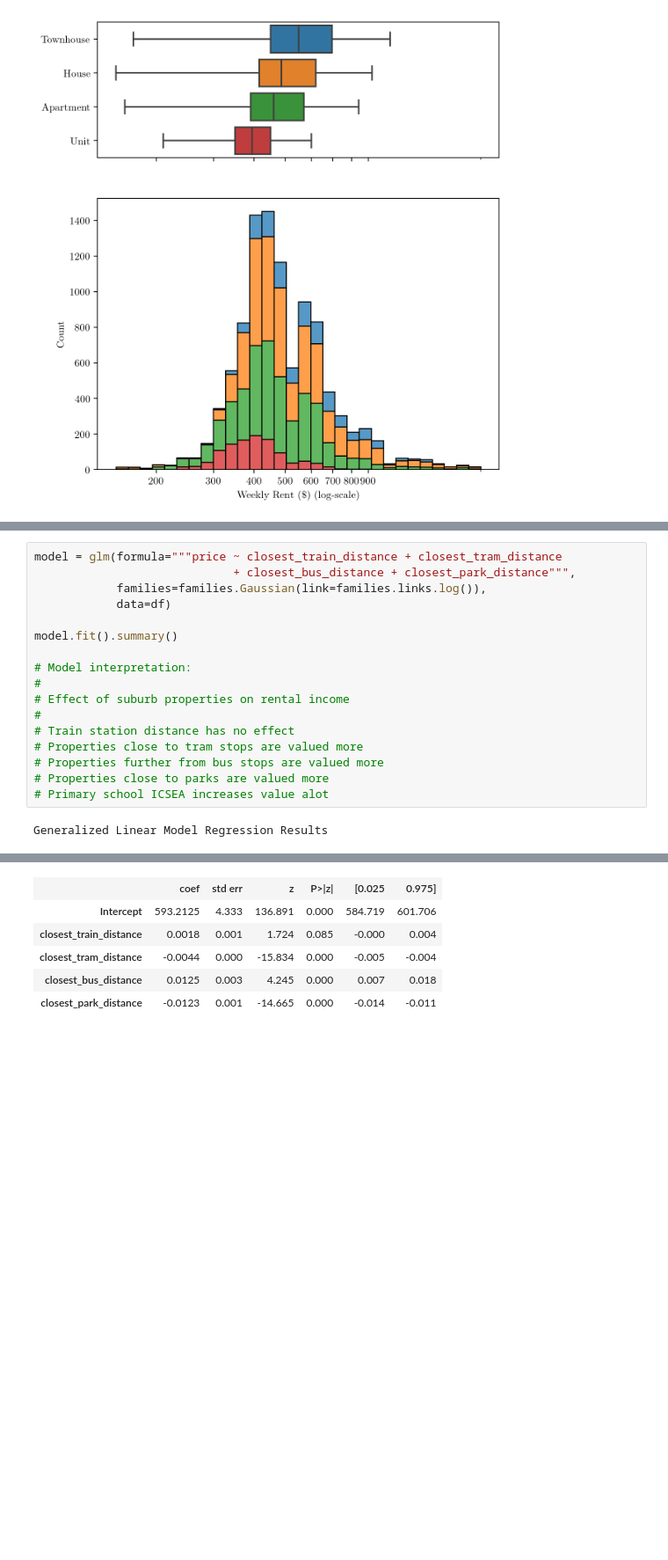
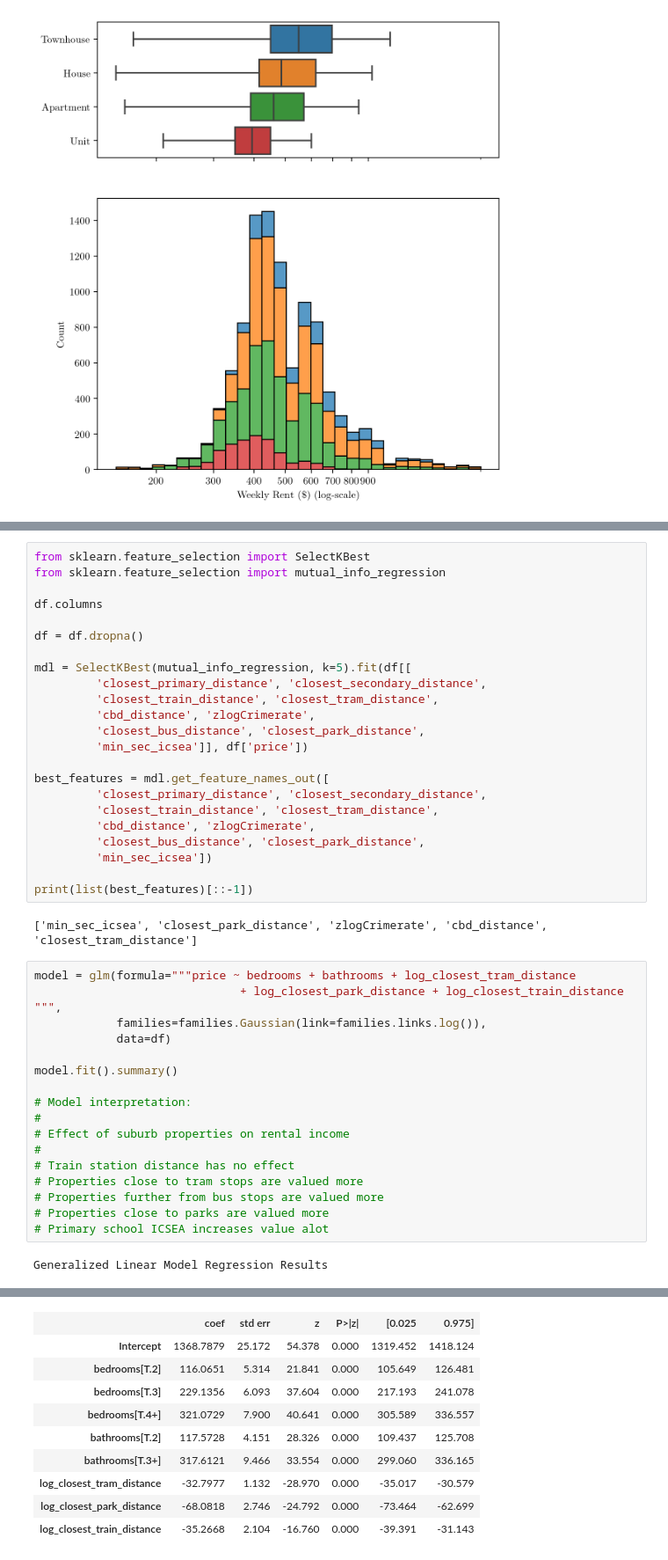
Before and after one commit to MAST30034-Applied-Data-Science/generic-real-estate-consulting-project-group-21, a Jupyter notebook: notebooks/question-one-modelling-analysis.ipynb, the cells around one changed output, grey strips where cells are left out. Shown at 88% size. Cells and saved outputs as stored; diff of their text form; blank space fills up the shorter version.

```diff
--- a/notebooks/question-one-modelling-analysis.ipynb
+++ b/notebooks/question-one-modelling-analysis.ipynb
@@ -268,6 +267,31 @@ plt.savefig('../plots/rent-by-train-service.png')
+# %%
+from sklearn.feature_selection import SelectKBest
+from sklearn.feature_selection import mutual_info_regression
+
+df.columns
+
+df = df.dropna()
+
+mdl = SelectKBest(mutual_info_regression, k=5).fit(df[[
+         'closest_primary_distance', 'closest_secondary_distance',
+         'closest_train_distance', 'closest_tram_distance',
+         'cbd_distance', 'zlogCrimerate',
+         'closest_bus_distance', 'closest_park_distance',
+         'min_sec_icsea']], df['price'])
+
+best_features = mdl.get_feature_names_out([
+         'closest_primary_distance', 'closest_secondary_distance',
+         'closest_train_distance', 'closest_tram_distance',
+         'cbd_distance', 'zlogCrimerate',
+         'closest_bus_distance', 'closest_park_distance',
+         'min_sec_icsea'])
+
+print(list(best_features)[::-1])
+# %% [output]
+['min_sec_icsea', 'closest_park_distance', 'zlogCrimerate', 'cbd_distance', 'closest_tram_distance']
 # %%
-model = glm(formula="""price ~ closest_train_distance + closest_tram_distance
-                             + closest_bus_distance + closest_park_distance""",
+model = glm(formula="""price ~ bedrooms + bathrooms + log_closest_tram_distance
+                              + log_closest_park_distance + log_closest_train_distance """,
             families=families.Gaussian(link=families.links.log()),
             data=df)
 
@@ -295,7 +319,11 @@ Generalized Linear Model Regression Results
 | Covariance Type: | nonrobust |  |  |
 |  | coef | std err | z | P>|z| | [0.025 | 0.975] |
-| Intercept | 593.2125 | 4.333 | 136.891 | 0.000 | 584.719 | 601.706 |
-| closest_train_distance | 0.0018 | 0.001 | 1.724 | 0.085 | -0.000 | 0.004 |
-| closest_tram_distance | -0.0044 | 0.000 | -15.834 | 0.000 | -0.005 | -0.004 |
-| closest_bus_distance | 0.0125 | 0.003 | 4.245 | 0.000 | 0.007 | 0.018 |
-| closest_park_distance | -0.0123 | 0.001 | -14.665 | 0.000 | -0.014 | -0.011 |
+| Intercept | 1368.7879 | 25.172 | 54.378 | 0.000 | 1319.452 | 1418.124 |
+| bedrooms[T.2] | 116.0651 | 5.314 | 21.841 | 0.000 | 105.649 | 126.481 |
+| bedrooms[T.3] | 229.1356 | 6.093 | 37.604 | 0.000 | 217.193 | 241.078 |
+| bedrooms[T.4+] | 321.0729 | 7.900 | 40.641 | 0.000 | 305.589 | 336.557 |
+| bathrooms[T.2] | 117.5728 | 4.151 | 28.326 | 0.000 | 109.437 | 125.708 |
+| bathrooms[T.3+] | 317.6121 | 9.466 | 33.554 | 0.000 | 299.060 | 336.165 |
+| log_closest_tram_distance | -32.7977 | 1.132 | -28.970 | 0.000 | -35.017 | -30.579 |
+| log_closest_park_distance | -68.0818 | 2.746 | -24.792 | 0.000 | -73.464 | -62.699 |
+| log_closest_train_distance | -35.2668 | 2.104 | -16.760 | 0.000 | -39.391 | -31.143 |
```
Also changed, not shown: parts of 36 cells of this notebook, 1 other file.
